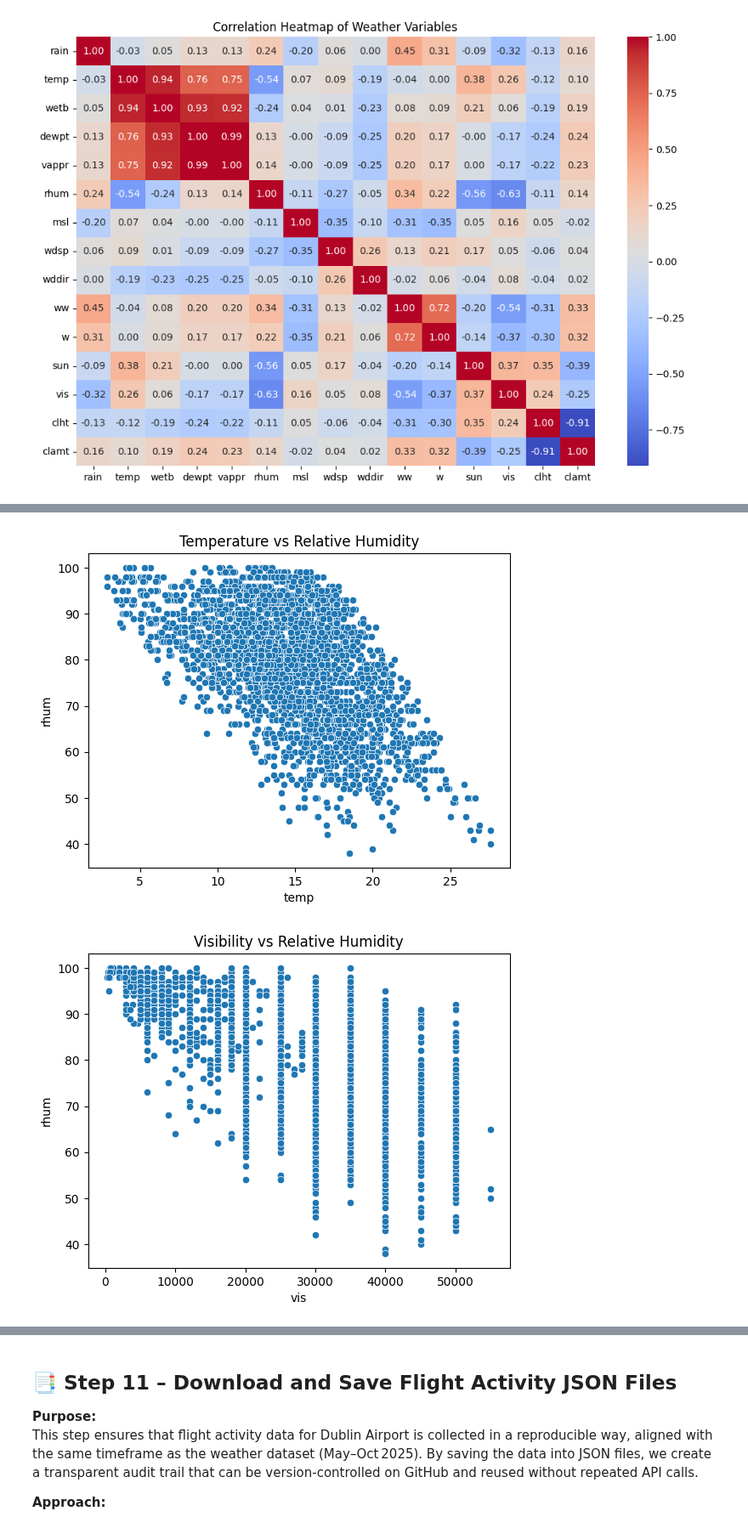
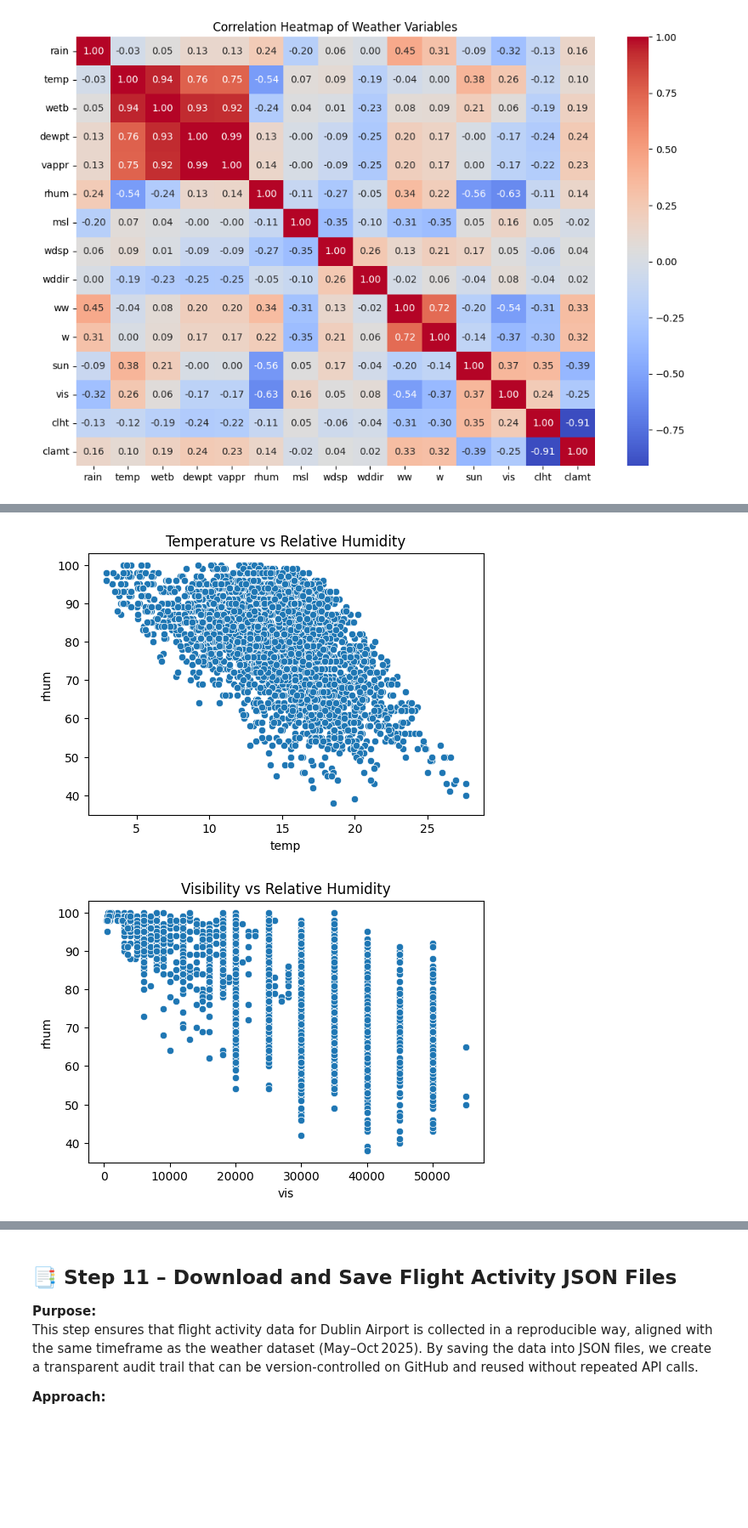
Before and after one commit to ECronin1973/programming-for-data-analytics, a Jupyter notebook: project/project.ipynb, the cells around one changed output, grey strips where cells are left out. Shown at 85% size. Saved outputs shown, nothing was run; the diff lists cells and outputs as text; code cells hidden in the pictures; blank space fills up the shorter version.

```diff
--- a/project/project.ipynb
+++ b/project/project.ipynb
@@ -496,14 +651,29 @@ Scatterplots are generated to explore relationships between key weather variable
 # %%
+# Step 8 – Scatterplots for Key Pairs
+
+import os
+import matplotlib.pyplot as plt
+import seaborn as sns
+
+# Ensure 'plots' folder exists
+os.makedirs("plots", exist_ok=True)
+
+# Scatterplot: Temperature vs Relative Humidity
+plt.figure(figsize=(6,4))
 sns.scatterplot(x="temp", y="rhum", data=df_weather_clean)
 plt.title("Temperature vs Relative Humidity")
+plt.savefig("plots/s8_temp_vs_rhum.png", dpi=300, bbox_inches="tight")
 plt.show()
 
+# Scatterplot: Visibility vs Relative Humidity
+plt.figure(figsize=(6,4))
 sns.scatterplot(x="vis", y="rhum", data=df_weather_clean)
 plt.title("Visibility vs Relative Humidity")
+plt.savefig("plots/s8_vis_vs_rhum.png", dpi=300, bbox_inches="tight")
 plt.show()
 # %% [output]
-[figure, old version]
+[figure, new version]
-[figure, old version]
+[figure, new version]
 # %% [markdown]
 ## 🔹 Step 9 – Time Series Trends
 
```
Also changed, not shown: parts of 73 cells of this notebook, 36 other files.
